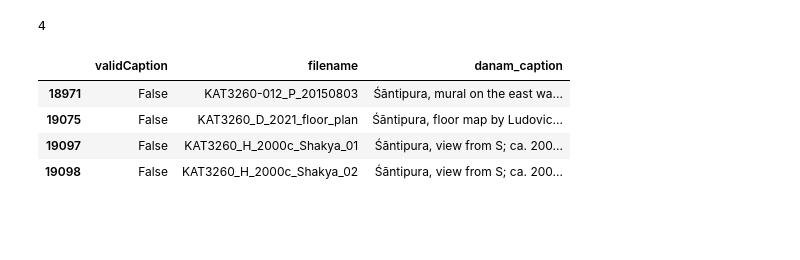
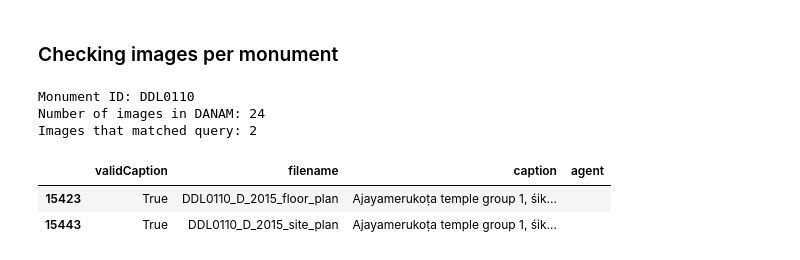
Before and after one commit to mlilyd/danammeta2csv, a Jupyter notebook: image_metadata.ipynb, the cells around one changed output. Cells and saved outputs as stored; diff of their text form; code cells hidden in the pictures; blank space fills up the shorter version.

```diff
--- a/image_metadata.ipynb
+++ b/image_metadata.ipynb
@@ -12,5 +28,7 @@ from write_csv import list_from_txt
 # %%
 # read DANAM json export
-danam_export = "json\DANAM\Monument_2021-11-29_00-10-20.json"
-danam = json.load(codecs.open(danam_export, 'r', 'utf-8'))
-danam = danam['business_data']['resources']
+danam_export = "json\DANAM\Monument_2022-01-13_01-28-55.json"
+#danam = json.load(codecs.open(danam_export, 'r', 'utf-8'))
+#danam = danam['business_data']['resources']
+danam_images = clean_json(danam_export)
+danam_df = pd.DataFrame(danam_images)
@@ -78,16 +59,19 @@ Percentage of images with invalid captions: 0.27704926332843904
+# %% [markdown]
+### Checking images per monument
 # %%
 # query through metadata table, check if monument is complete
-mon_id = 'KAT3260'
+mon_id = 'DDL0110'
+print("Monument ID: {}".format(mon_id))
 mon = danam_df.loc[(danam_df['mon_id']==mon_id) | (danam_df['mon_id']==mon_id.upper())]
-#mon = mon.loc[mon['filename'].str.contains("_D_")]
-mon = mon.loc[mon['validCaption']==False]
-print(mon.shape[0])
-mon[[ 'validCaption', 'filename', 'danam_caption']].sort_values('validCaption')
-#mon[[ 'validCaption', 'filename', 'danam_caption', 'date1', 'date2', 'date', 'date3', 'agent', 'role']].sort_values('validCaption')
+print("Number of images in DANAM: {}".format(mon.shape[0]))
+mon = mon.loc[mon['filename'].str.contains("_D_")]
+#mon = mon.loc[mon['validCaption']==False]
+print("Images that matched query: {}".format(mon.shape[0]))
+mon[[ 'validCaption','filename', 'caption', 'agent']].sort_values('validCaption')
 # %% [output]
-4
+Monument ID: DDL0110
+Number of images in DANAM: 24
+Images that matched query: 2
-|  | validCaption | filename | danam_caption |
-| 18971 | False | KAT3260-012_P_20150803 | Śāntipura, mural on the east wa... |
-| 19075 | False | KAT3260_D_2021_floor_plan | Śāntipura, floor map by Ludovic... |
-| 19097 | False | KAT3260_H_2000c_Shakya_01 | Śāntipura, view from S; ca. 200... |
-| 19098 | False | KAT3260_H_2000c_Shakya_02 | Śāntipura, view from S; ca. 200... |
+|  | validCaption | filename | caption | agent |
+| 15423 | True | DDL0110_D_2015_floor_plan | Ajayamerukoṭa temple group 1, śik... |  |
+| 15443 | True | DDL0110_D_2015_site_plan | Ajayamerukoṭa temple group 1, śik... |  |
```
Also changed, not shown: parts of 19 cells of this notebook, 23 other files.
